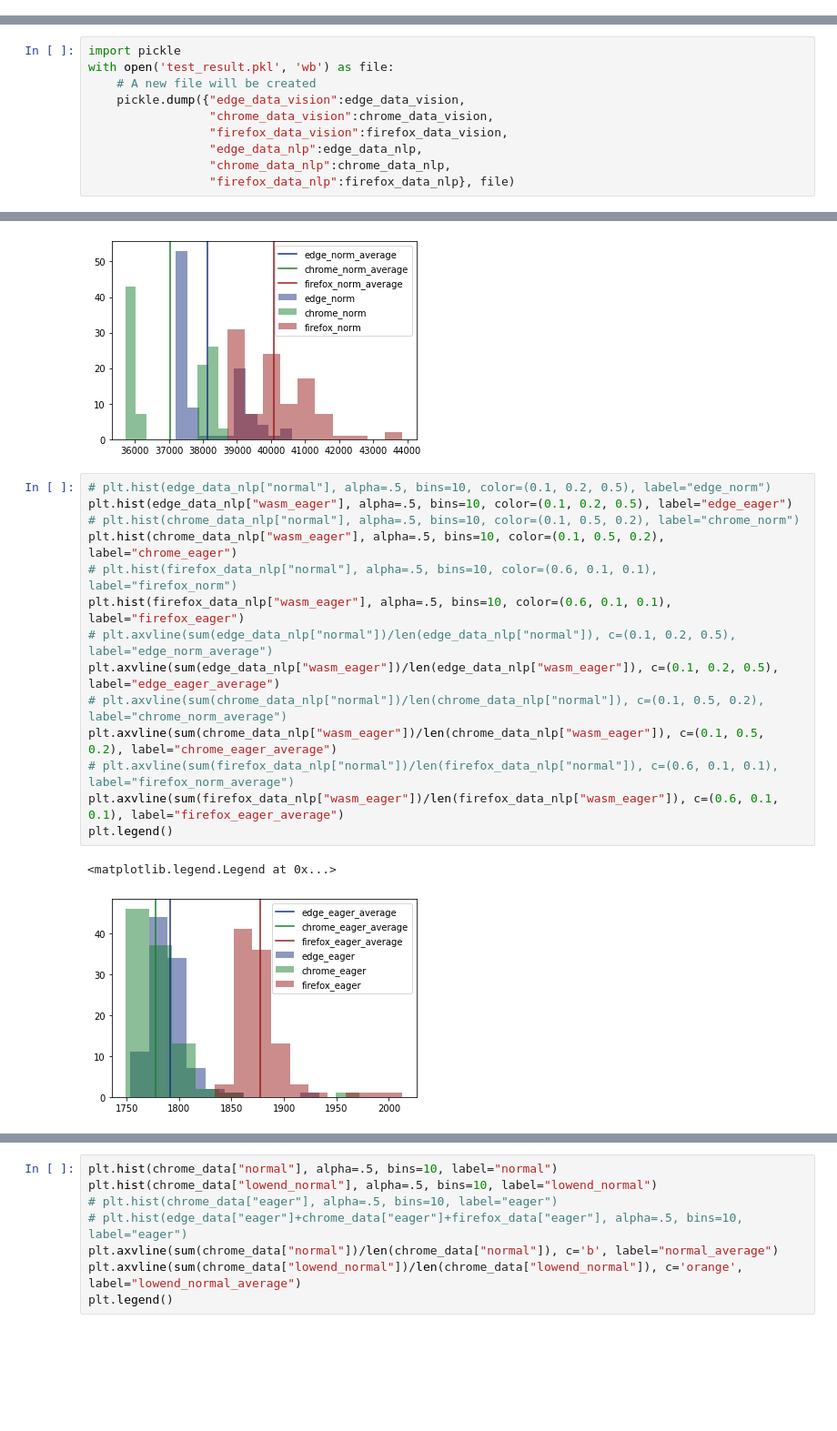
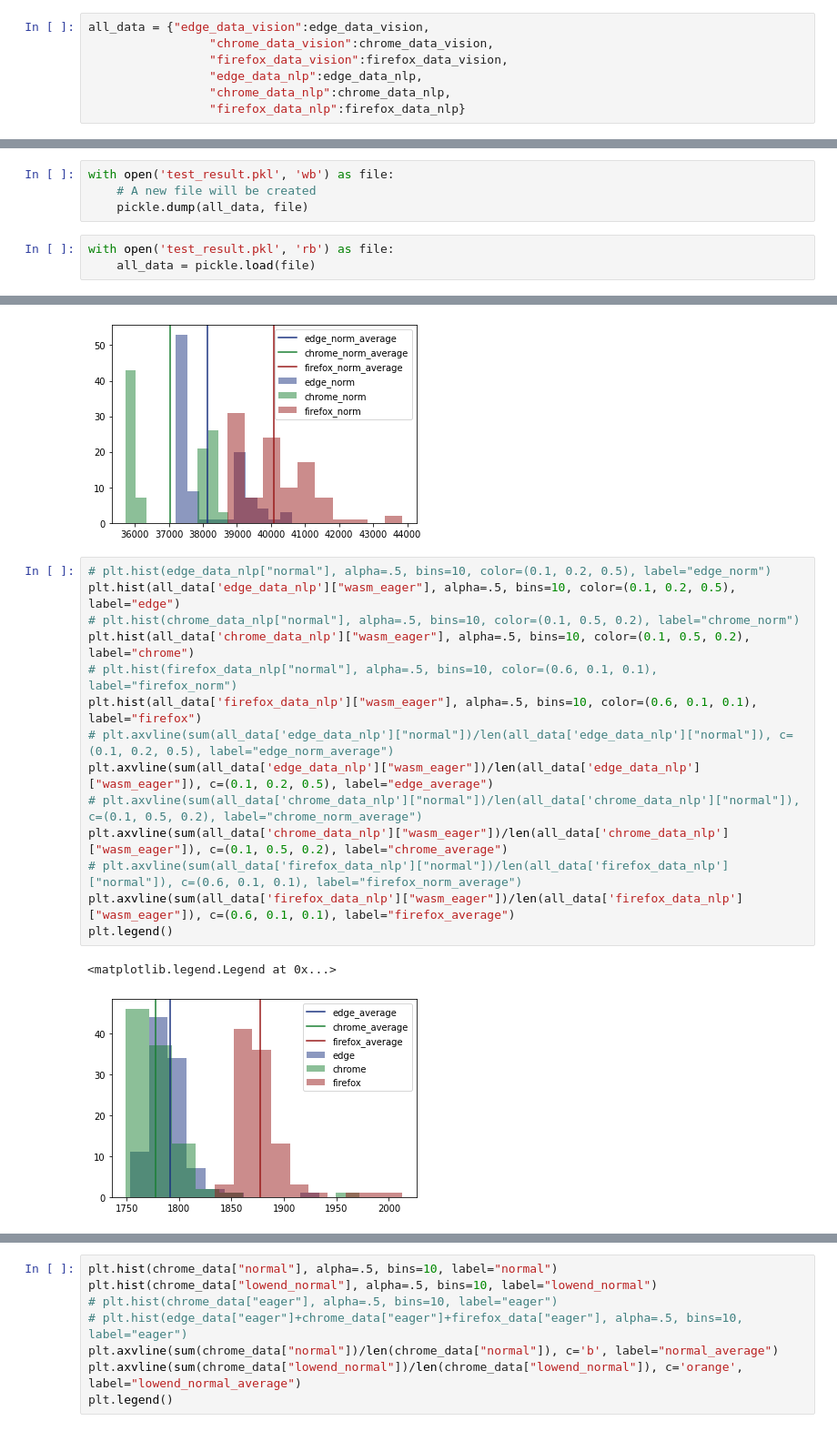
Before and after one commit to woodyhoko/tfjs_wasm, a Jupyter notebook: test.ipynb, the cells around one changed output, grey strips where cells are left out. Shown: that part at 91% size. Drawn from its saved outputs; the diff is of its cells as text; blank space fills up the shorter version.

```diff
--- a/test.ipynb
+++ b/test.ipynb
@@ -129,3 +129,10 @@ for backend in ["wasm", "cpu"]:
             if backend+"_"+mode not in firefox_data_nlp:
                 firefox_data_nlp[backend+"_"+mode] = []
             firefox_data_nlp[backend+"_"+mode] += result
+# %%
+all_data = {"edge_data_vision":edge_data_vision,
+                 "chrome_data_vision":chrome_data_vision,
+                 "firefox_data_vision":firefox_data_vision,
+                 "edge_data_nlp":edge_data_nlp,
+                 "chrome_data_nlp":chrome_data_nlp,
+                 "firefox_data_nlp":firefox_data_nlp}
@@ -132,11 +141,8 @@ for backend in ["wasm", "cpu"]:
 # %%
-import pickle
 with open('test_result.pkl', 'wb') as file:
     # A new file will be created
-    pickle.dump({"edge_data_vision":edge_data_vision,
-                 "chrome_data_vision":chrome_data_vision,
-                 "firefox_data_vision":firefox_data_vision,
-                 "edge_data_nlp":edge_data_nlp,
-                 "chrome_data_nlp":chrome_data_nlp,
-                 "firefox_data_nlp":firefox_data_nlp}, file)
+    pickle.dump(all_data, file)
+# %%
+with open('test_result.pkl', 'rb') as file:
+    all_data = pickle.load(file)
 # %%
@@ -295,20 +315,20 @@ plt.legend()
 [figure]
 # %%
 # plt.hist(edge_data_nlp["normal"], alpha=.5, bins=10, color=(0.1, 0.2, 0.5), label="edge_norm")
-plt.hist(edge_data_nlp["wasm_eager"], alpha=.5, bins=10, color=(0.1, 0.2, 0.5), label="edge_eager")
+plt.hist(all_data['edge_data_nlp']["wasm_eager"], alpha=.5, bins=10, color=(0.1, 0.2, 0.5), label="edge")
 # plt.hist(chrome_data_nlp["normal"], alpha=.5, bins=10, color=(0.1, 0.5, 0.2), label="chrome_norm")
-plt.hist(chrome_data_nlp["wasm_eager"], alpha=.5, bins=10, color=(0.1, 0.5, 0.2), label="chrome_eager")
+plt.hist(all_data['chrome_data_nlp']["wasm_eager"], alpha=.5, bins=10, color=(0.1, 0.5, 0.2), label="chrome")
 # plt.hist(firefox_data_nlp["normal"], alpha=.5, bins=10, color=(0.6, 0.1, 0.1), label="firefox_norm")
-plt.hist(firefox_data_nlp["wasm_eager"], alpha=.5, bins=10, color=(0.6, 0.1, 0.1), label="firefox_eager")
-# plt.axvline(sum(edge_data_nlp["normal"])/len(edge_data_nlp["normal"]), c=(0.1, 0.2, 0.5), label="edge_norm_average")
-plt.axvline(sum(edge_data_nlp["wasm_eager"])/len(edge_data_nlp["wasm_eager"]), c=(0.1, 0.2, 0.5), label="edge_eager_average")
-# plt.axvline(sum(chrome_data_nlp["normal"])/len(chrome_data_nlp["normal"]), c=(0.1, 0.5, 0.2), label="chrome_norm_average")
-plt.axvline(sum(chrome_data_nlp["wasm_eager"])/len(chrome_data_nlp["wasm_eager"]), c=(0.1, 0.5, 0.2), label="chrome_eager_average")
-# plt.axvline(sum(firefox_data_nlp["normal"])/len(firefox_data_nlp["normal"]), c=(0.6, 0.1, 0.1), label="firefox_norm_average")
-plt.axvline(sum(firefox_data_nlp["wasm_eager"])/len(firefox_data_nlp["wasm_eager"]), c=(0.6, 0.1, 0.1), label="firefox_eager_average")
+plt.hist(all_data['firefox_data_nlp']["wasm_eager"], alpha=.5, bins=10, color=(0.6, 0.1, 0.1), label="firefox")
+# plt.axvline(sum(all_data['edge_data_nlp']["normal"])/len(all_data['edge_data_nlp']["normal"]), c=(0.1, 0.2, 0.5), label="edge_norm_average")
+plt.axvline(sum(all_data['edge_data_nlp']["wasm_eager"])/len(all_data['edge_data_nlp']["wasm_eager"]), c=(0.1, 0.2, 0.5), label="edge_average")
+# plt.axvline(sum(all_data['chrome_data_nlp']["normal"])/len(all_data['chrome_data_nlp']["normal"]), c=(0.1, 0.5, 0.2), label="chrome_norm_average")
+plt.axvline(sum(all_data['chrome_data_nlp']["wasm_eager"])/len(all_data['chrome_data_nlp']["wasm_eager"]), c=(0.1, 0.5, 0.2), label="chrome_average")
+# plt.axvline(sum(all_data['firefox_data_nlp']["normal"])/len(all_data['firefox_data_nlp']["normal"]), c=(0.6, 0.1, 0.1), label="firefox_norm_average")
+plt.axvline(sum(all_data['firefox_data_nlp']["wasm_eager"])/len(all_data['firefox_data_nlp']["wasm_eager"]), c=(0.6, 0.1, 0.1), label="firefox_average")
 plt.legend()
 # %% [output]
 <matplotlib.legend.Legend at 0x...>
-[figure, old version]
+[figure, new version]
 # %%
 # plt.hist(edge_data_nlp["normal"], alpha=.5, bins=10, color=(0.1, 0.2, 0.5), label="edge_norm")
```
Also changed, not shown: parts of 7 cells of this notebook, 2 other files.
